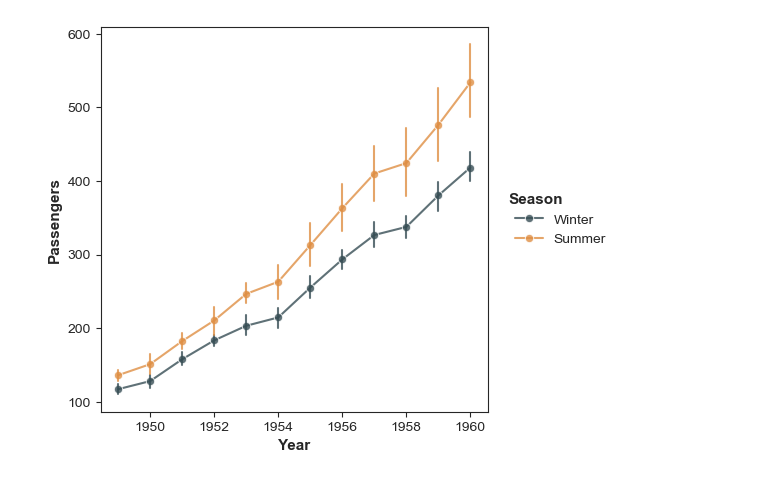
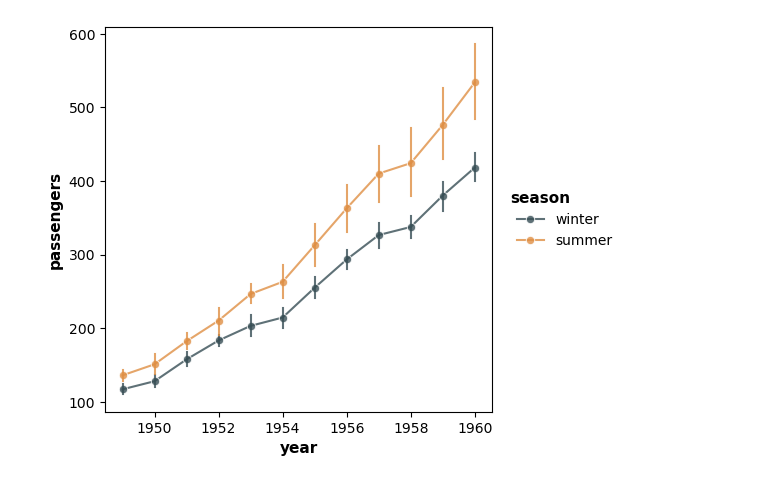
Before and after one commit to kantonopoulos/sciviz, a Jupyter notebook: sciviz/sciviz/src/test.ipynb, the cells around one changed output. Cells and saved outputs as stored; diff of their text form; code cells hidden in the pictures.

```diff
--- a/sciviz/sciviz/src/test.ipynb
+++ b/sciviz/sciviz/src/test.ipynb
@@ -13,35 +22,35 @@ from violin import violin
 # %%
 flights = sns.load_dataset("flights")
 flights['season'] = flights['month'].apply(lambda x: 'winter' if x in ['Jan', 'Feb', 'Mar', 'Oct', 'Nov', 'Dec'] else 'summer')
 
 # Create the visualization with faceting by species
 ax = sciviz(flights, height=5, aspect=1)
-ax = line(ax=ax, data=flights, x='year', y='passengers', color='season', errorbar=('ci', 95), errorbar_style='bars', markers=True, alpha = 0.8, format_labels=True, show_legend=True)
+ax = line(ax=ax, data=flights, x='year', y='passengers', color='season', errorbar=('ci', 95), errorbar_style='bars', markers=True, alpha = 0.8, format_labels=False, show_legend=True)
 user_labels = {'Season': ['winter', 'summer']}
 
 '''ax = theme(ax,
            title="Flights Dataset",
            subtitle="Passengers over time",
            theme="ticks",
            xlab="Time",
            ylab="P/F",
            title_size=14,
            title_weight="normal",
            subtitle_size=11,
            subtitle_weight="bold",
            axislabel_size=12,
            axislabel_weight="normal",
            ticklabel_size=8,
            legend=True,
            legend_labels=user_labels,
            legendtitles_size=11,
            legendtitles_weight="normal",
            legendlabels_size=10,
            legendlabels_weight="normal",
            legend_pos='side')'''
 plt.show()
 # %% [output]
-[figure, old version]
+[figure, new version]
 # %%
 iris = sns.load_dataset("iris")
 iris['size'] = iris['sepal_length'].apply(lambda x: 'big' if x > 5.5 else 'small')
```
Also changed, not shown: parts of 8 cells of this notebook, 12 other files.
